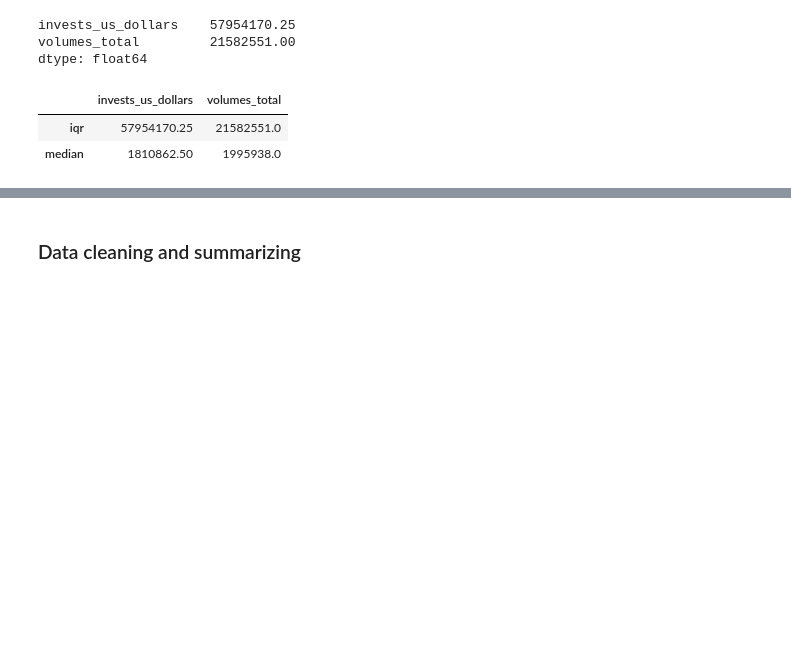
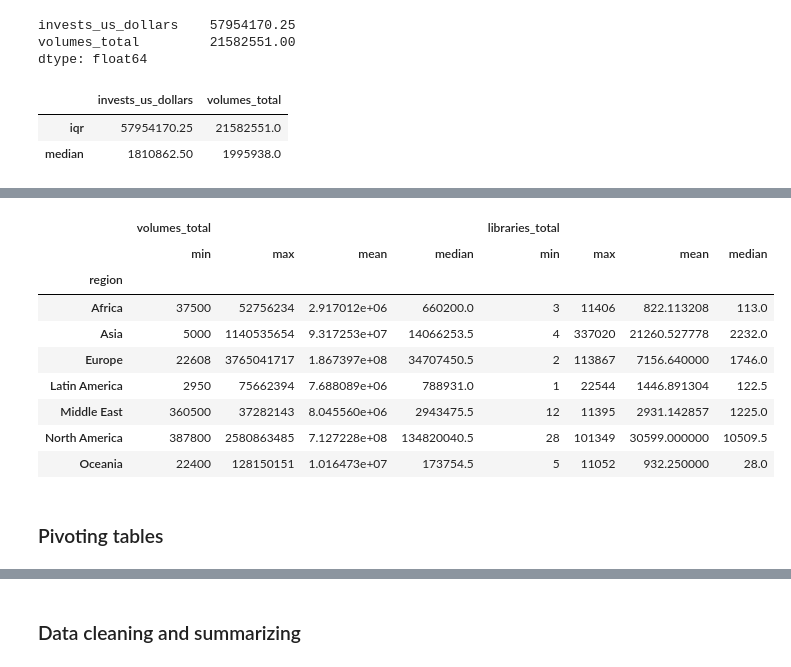
Before and after one commit to GabrielReisR/python_scripts, a Jupyter notebook: pandas_basics.ipynb, the cells around one changed output, grey strips where cells are left out. Cells and saved outputs as stored; diff of their text form; code cells hidden in the pictures; blank space fills up the shorter version.

```diff
--- a/pandas_basics.ipynb
+++ b/pandas_basics.ipynb
@@ -607,0 +746,17 @@ libraries[['invests_us_dollars', 'volumes_total']].agg([iqr, np.median]) # note
+# %%
+# We can get the groupby summaries for more than one column
+books_libraries = libraries.groupby('region')[['volumes_total', 'libraries_total']].agg([min, max, np.mean, np.median])
+books_libraries
+# %% [output]
+|  | volumes_total |  |  |  | libraries_total |  |  |  |
+|  | min | max | mean | median | min | max | mean | median |
+| region |  |  |  |  |  |  |  |  |
+| Africa | 37500 | 52756234 | 2.917012e+06 | 660200.0 | 3 | 11406 | 822.113208 | 113.0 |
+| Asia | 5000 | 1140535654 | 9.317253e+07 | 14066253.5 | 4 | 337020 | 21260.527778 | 2232.0 |
+| Europe | 22608 | 3765041717 | 1.867397e+08 | 34707450.5 | 2 | 113867 | 7156.640000 | 1746.0 |
+| Latin America | 2950 | 75662394 | 7.688089e+06 | 788931.0 | 1 | 22544 | 1446.891304 | 122.5 |
+| Middle East | 360500 | 37282143 | 8.045560e+06 | 2943475.5 | 12 | 11395 | 2931.142857 | 1225.0 |
+| North America | 387800 | 2580863485 | 7.127228e+08 | 134820040.5 | 28 | 101349 | 30599.000000 | 10509.5 |
+| Oceania | 22400 | 128150151 | 1.016473e+07 | 173754.5 | 5 | 11052 | 932.250000 | 28.0 |
+# %% [markdown]
+### Pivoting tables
```
Also changed, not shown: parts of 20 cells of this notebook.
